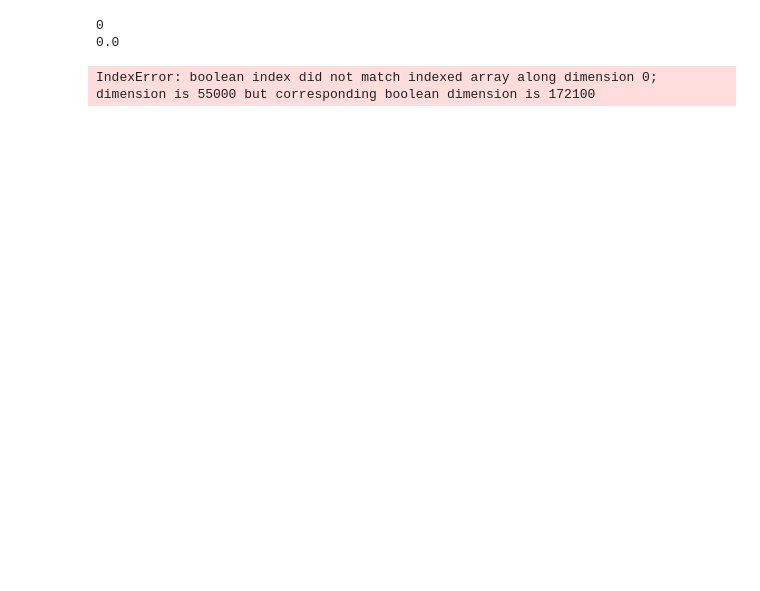
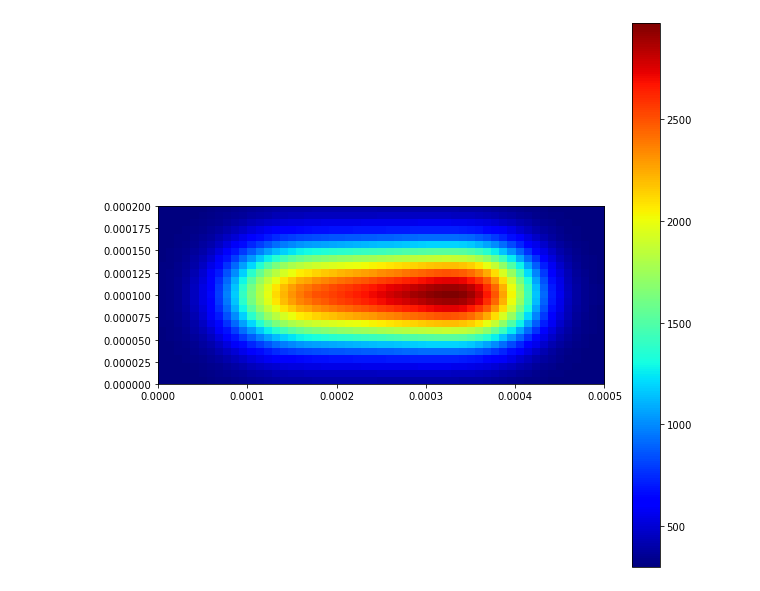
Before and after one commit to snilsn/SLM-finite-volumes, a Jupyter notebook: 3d heat convection.ipynb, the cells around one changed output. Saved outputs shown, nothing was run; the diff lists cells and outputs as text; code cells hidden in the pictures; blank space fills up the shorter version.

```diff
--- a/3d heat convection.ipynb
+++ b/3d heat convection.ipynb
@@ -27,7 +27,7 @@ velocity = CellVariable(mesh = mesh, name = 'velocity', rank = 1, value = numeri
 # %%
 #starting values:
 x_pos = 0.0001
-layer = 1
+layer = 5
 hatch = 2.5
 time = 0.0
 
@@ -48,7 +48,10 @@ source = numerix.where(numerix.absolute(z-layer*layer_thickness) < layer_thickne
 source_term = CellVariable(mesh = mesh, name = 'source', value=source)
 
 konv_diff_eq = TransientTerm(var = sensible_heat) == DiffusionTerm(var = sensible_heat, coeff=alpha) + source_term - liquid*steel_latent_heat*dt
-sensible_heat.faceGrad.constrain(-c.faceValue[mesh.facesTop]*sigma+steel_emissivity*(temperature.faceValue[mesh.facesTop]**4-300**4)/k.faceValue[mesh.facesTop], mesh.facesTop[2])
+
+#setting the dh/dz boundary condition
+heat_radiation = -c.faceValue[mesh.facesTop]*sigma+steel_emissivity*(temperature.faceValue[mesh.facesTop]**4-300**4)/k.faceValue[mesh.facesTop]
+sensible_heat.faceGrad[2].constrain(heat_radiation, where = mesh.facesTop)
 
 for i in range(time_steps):
 
@@ -68,33 +71,31 @@ for i in range(time_steps):
     #saving old heat for temperature change:
     heat_old = numerix.array(sensible_heat)
 
     #finite-volume solving:
     res = konv_diff_eq.sweep(dt = dt)
 
     #calculate temperature change and add:
     temperature.setValue(numerix.array(temperature) + 1/c*(sensible_heat-heat_old))
 
     #updating laser position
     x_pos +=dt*scanning_speed
     time += dt
     clear_output()
 
     if x_pos >= L_x:
 
         hatch += 1
         x_pos = 0.0
 
         if hatch == hatches:
 
             layer += 1
             hatch = 0
 
             if layer == layers:
 
                 break
 
 plotting_utils.plot_2d_xy(temperature, N)
 # %% [output]
-0
-0.0
-IndexError: boolean index did not match indexed array along dimension 0; dimension is 55000 but corresponding boolean dimension is 172100
+[figure, added]
```
Also changed, not shown: parts of 8 cells of this notebook, 2 other files.
